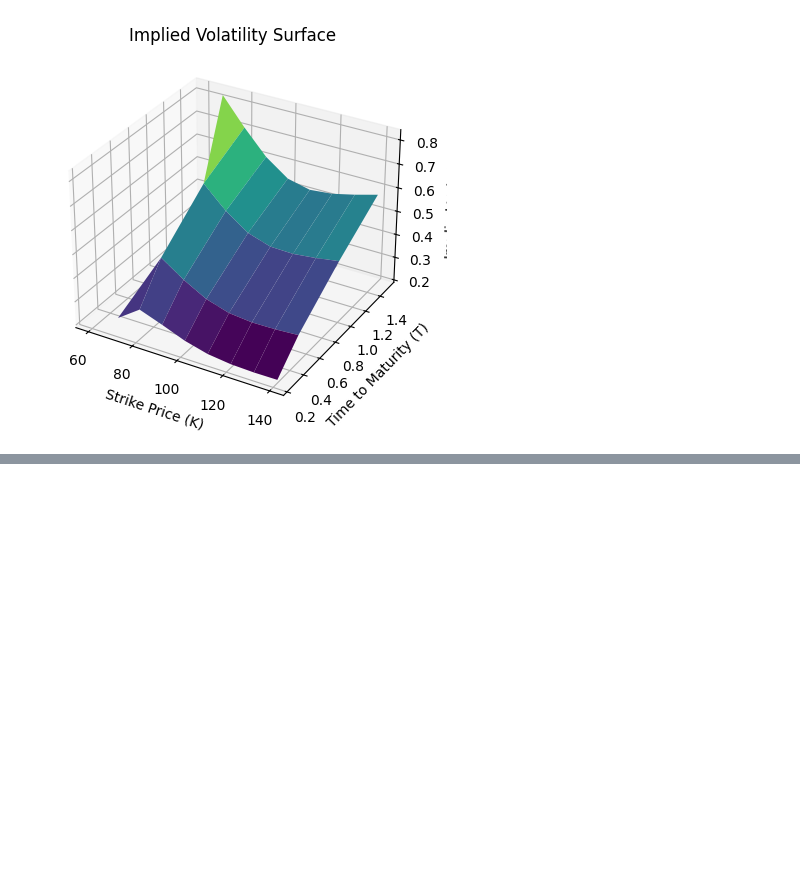
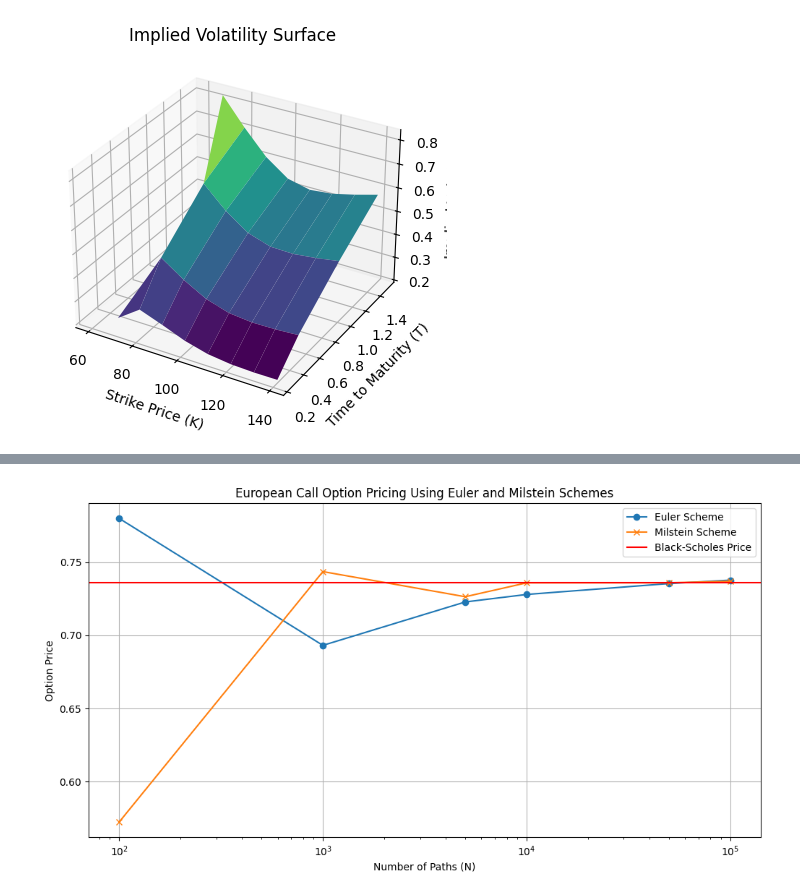
Before and after one commit to Alando-Kevin/computational-methods-in-finance, a Jupyter notebook: volatility_surface.ipynb, the cells around one changed output, grey strips where cells are left out. Cells and saved outputs as stored; diff of their text form; code cells hidden in the pictures; blank space fills up the shorter version.

```diff
--- a/volatility_surface.ipynb
+++ b/volatility_surface.ipynb
@@ -91,0 +173,74 @@ plt.show()
+# %%
+# Option Pricing Simulation Exercise
+
+# Parameters
+S0 = 5      # Initial stock price
+K = S0      # Strike price (ATM option)
+sigma = 0.3 # Volatility
+r = 0.06    # Risk-free rate
+T = 1.0     # Time to maturity
+m = 1000    # Number of time steps
+dt = T / m  # Time step size
+N_values = [100, 1000, 5000, 10000, 50000, 100000]  # Number of paths
+
+# Black-Scholes analytical price for European call option
+def black_scholes_call(S0, K, T, r, sigma):
+    d1 = (np.log(S0 / K) + (r + 0.5 * sigma**2) * T) / (sigma * np.sqrt(T))
+    d2 = d1 - sigma * np.sqrt(T)
+    call_price = S0 * norm.cdf(d1) - K * np.exp(-r * T) * norm.cdf(d2)
+    return call_price
+
+bs_call_price = black_scholes_call(S0, K, T, r, sigma)
+
+# Monte Carlo simulation using Euler scheme
+def monte_carlo_euler(S0, K, T, r, sigma, N, m):
+    dt = T / m
+    S_paths = np.zeros((m + 1, N))
+    S_paths[0] = S0
+
+    for t in range(1, m + 1):
+        Z = np.random.standard_normal(N)
+        S_paths[t] = S_paths[t - 1] * (1 + r * dt + sigma * np.sqrt(dt) * Z)
+
+    payoffs = np.maximum(S_paths[-1] - K, 0)
+    price = np.exp(-r * T) * np.mean(payoffs)
+    return price
+
+# Monte Carlo simulation using Milstein scheme
+def monte_carlo_milstein(S0, K, T, r, sigma, N, m):
+    dt = T / m
+    S_paths = np.zeros((m + 1, N))
+    S_paths[0] = S0
+
+    for t in range(1, m + 1):
+        Z = np.random.standard_normal(N)
+        S_paths[t] = S_paths[t - 1] * (1 + r * dt + sigma * np.sqrt(dt) * Z + 0.5 * sigma**2 * dt * (Z**2 - 1))
+
+    payoffs = np.maximum(S_paths[-1] - K, 0)
+    price = np.exp(-r * T) * np.mean(payoffs)
+    return price
+
+# Compute prices for different N values
+euler_call_prices = []
+milstein_call_prices = []
+
+for N in N_values:
+    euler_price = monte_carlo_euler(S0, K, T, r, sigma, N, m)
+    milstein_price = monte_carlo_milstein(S0, K, T, r, sigma, N, m)
+    euler_call_prices.append(euler_price)
+    milstein_call_prices.append(milstein_price)
+
+# Plot results
+plt.figure(figsize=(12, 6))
+plt.plot(N_values, euler_call_prices, label='Euler Scheme', marker='o')
+plt.plot(N_values, milstein_call_prices, label='Milstein Scheme', marker='x')
+plt.axhline(y=bs_call_price, color='r', linestyle='-', label='Black-Scholes Price')
+plt.xlabel('Number of Paths (N)')
+plt.ylabel('Option Price')
+plt.title('European Call Option Pricing Using Euler and Milstein Schemes')
+plt.xscale('log')
+plt.legend()
+plt.grid(True)
+plt.show()
+# %% [output]
+[figure, added]
```
Also changed, not shown: parts of 3 cells of this notebook, 1 other file.
